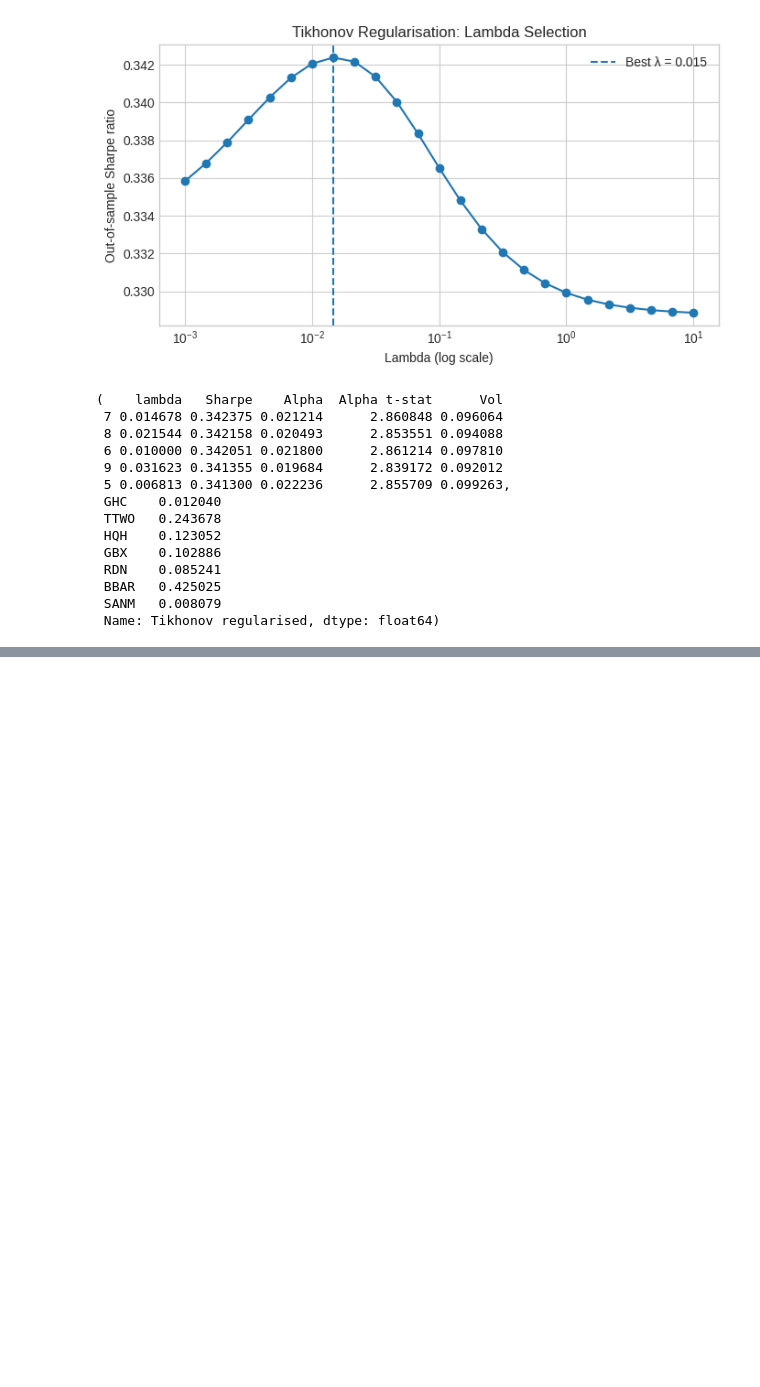
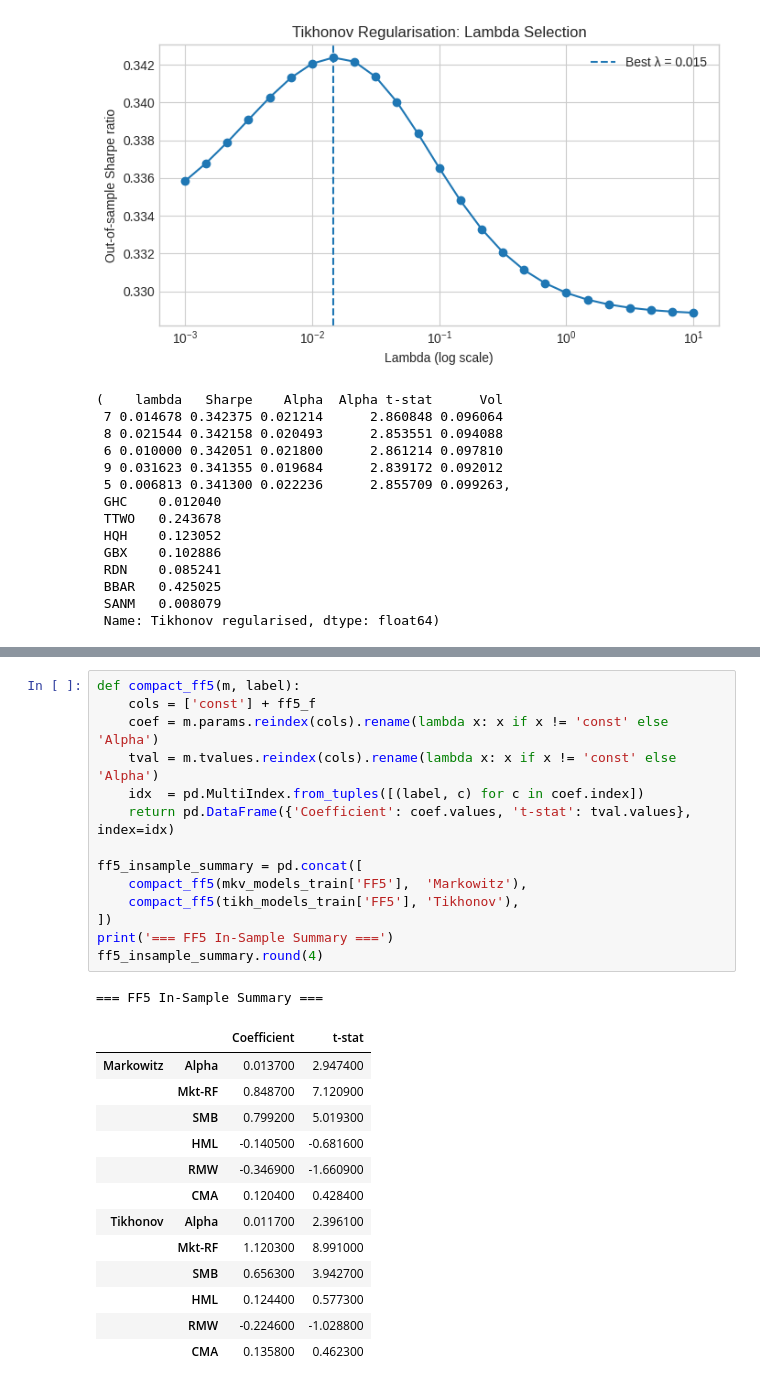
Before and after one commit to dwel760/A12Repository, a Jupyter notebook: A12/A12Notebook.ipynb, the cells around one changed output, grey strips where cells are left out. Cells and saved outputs as stored; diff of their text form; blank space fills up the shorter version.

```diff
--- a/A12/A12Notebook.ipynb
+++ b/A12/A12Notebook.ipynb
@@ -955,0 +739,29 @@ technical_selection
+# %%
+def compact_ff5(m, label):
+    cols = ['const'] + ff5_f
+    coef = m.params.reindex(cols).rename(lambda x: x if x != 'const' else 'Alpha')
+    tval = m.tvalues.reindex(cols).rename(lambda x: x if x != 'const' else 'Alpha')
+    idx  = pd.MultiIndex.from_tuples([(label, c) for c in coef.index])
+    return pd.DataFrame({'Coefficient': coef.values, 't-stat': tval.values}, index=idx)
+
+ff5_insample_summary = pd.concat([
+    compact_ff5(mkv_models_train['FF5'],  'Markowitz'),
+    compact_ff5(tikh_models_train['FF5'], 'Tikhonov'),
+])
+print('=== FF5 In-Sample Summary ===')
+ff5_insample_summary.round(4)
+# %% [output]
+=== FF5 In-Sample Summary ===
+|  |  | Coefficient | t-stat |
+| Markowitz | Alpha | 0.013700 | 2.947400 |
+|  | Mkt-RF | 0.848700 | 7.120900 |
+|  | SMB | 0.799200 | 5.019300 |
+|  | HML | -0.140500 | -0.681600 |
+|  | RMW | -0.346900 | -1.660900 |
+|  | CMA | 0.120400 | 0.428400 |
+| Tikhonov | Alpha | 0.011700 | 2.396100 |
+|  | Mkt-RF | 1.120300 | 8.991000 |
+|  | SMB | 0.656300 | 3.942700 |
+|  | HML | 0.124400 | 0.577300 |
+|  | RMW | -0.224600 | -1.028800 |
+|  | CMA | 0.135800 | 0.462300 |
```
Also changed, not shown: parts of 36 cells of this notebook.
